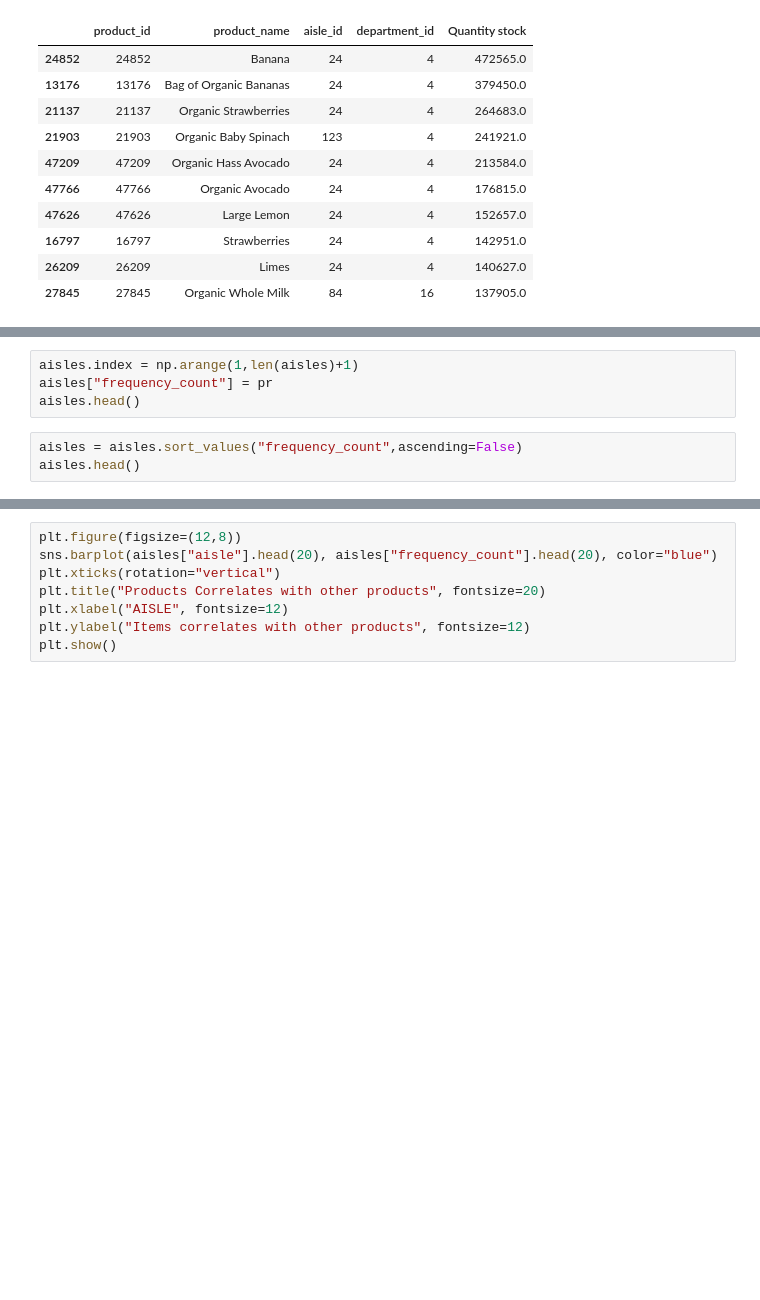
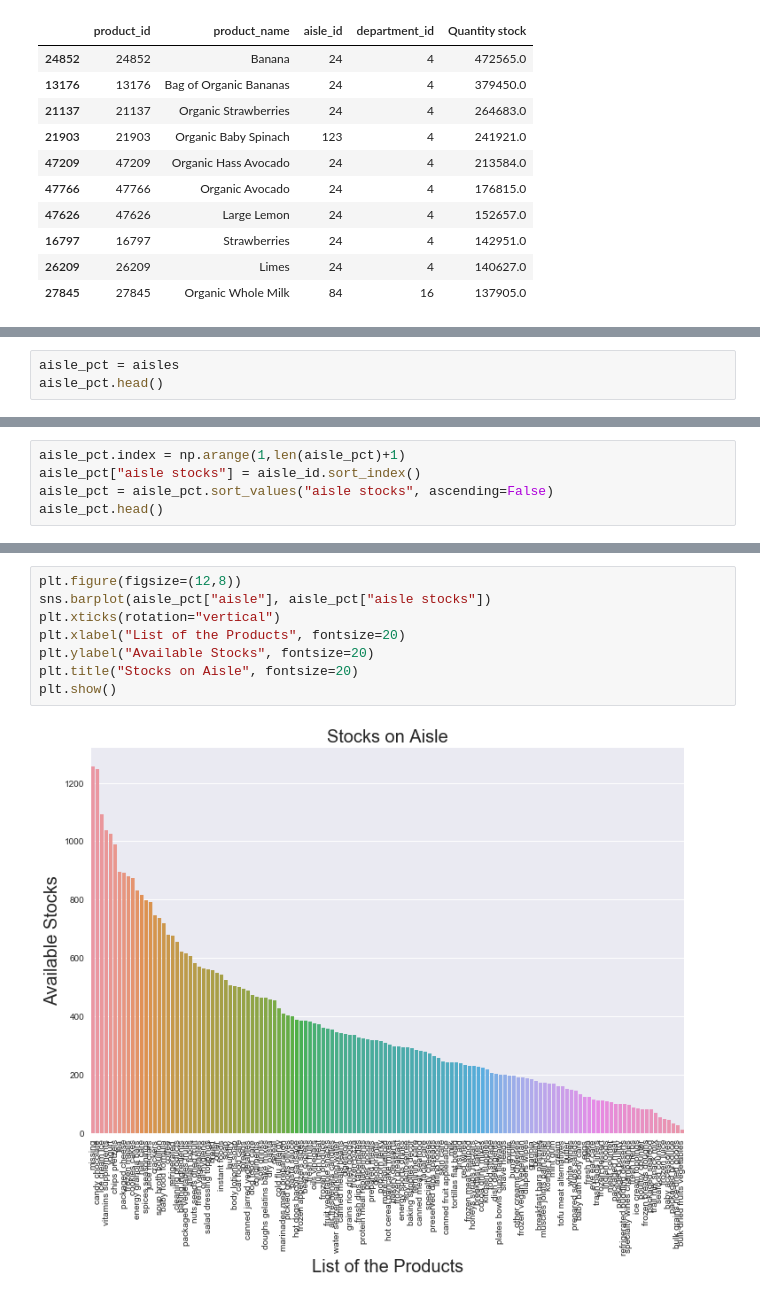
Before and after one commit to JAsanka/BUSINESS-INTELLIGENCE-SYSTEM, a Jupyter notebook: Untitled.ipynb, the cells around one changed output, grey strips where cells are left out. Drawn from its saved outputs; the diff is of its cells as text; blank space fills up the shorter version.

```diff
--- a/Untitled.ipynb
+++ b/Untitled.ipynb
@@ -233,7 +261,3 @@ pr.sort_index().head()
-# %%
-aisles.index = np.arange(1,len(aisles)+1)
-aisles["frequency_count"] = pr
-aisles.head()
-# %%
-aisles = aisles.sort_values("frequency_count",ascending=False)
-aisles.head()
+# %%
+aisle_pct = aisles
+aisle_pct.head()
@@ -239,0 +271,5 @@ aisles.head()
+# %%
+aisle_pct.index = np.arange(1,len(aisle_pct)+1)
+aisle_pct["aisle stocks"] = aisle_id.sort_index()
+aisle_pct = aisle_pct.sort_values("aisle stocks", ascending=False)
+aisle_pct.head()
@@ -240,9 +283,11 @@ aisles.head()
 # %%
 plt.figure(figsize=(12,8))
-sns.barplot(aisles["aisle"].head(20), aisles["frequency_count"].head(20), color="blue")
+sns.barplot(aisle_pct["aisle"], aisle_pct["aisle stocks"])
 plt.xticks(rotation="vertical")
-plt.title("Products Correlates with other products", fontsize=20)
-plt.xlabel("AISLE", fontsize=12)
-plt.ylabel("Items correlates with other products", fontsize=12)
+plt.xlabel("List of the Products", fontsize=20)
+plt.ylabel("Available Stocks", fontsize=20)
+plt.title("Stocks on Aisle", fontsize=20)
 plt.show()
+# %% [output]
+[figure, added]
 # %%
```
Also changed, not shown: parts of 26 cells of this notebook.
